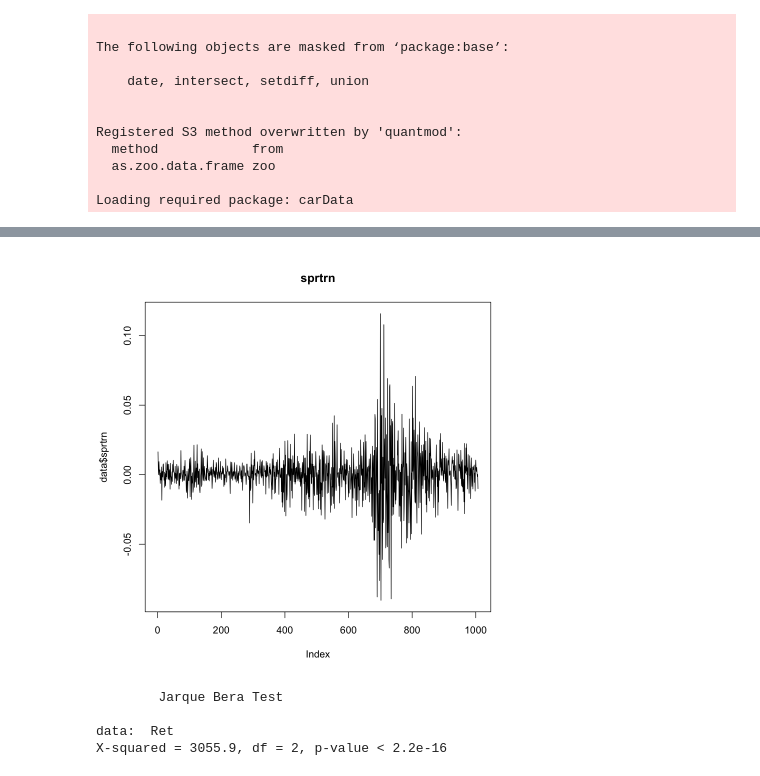
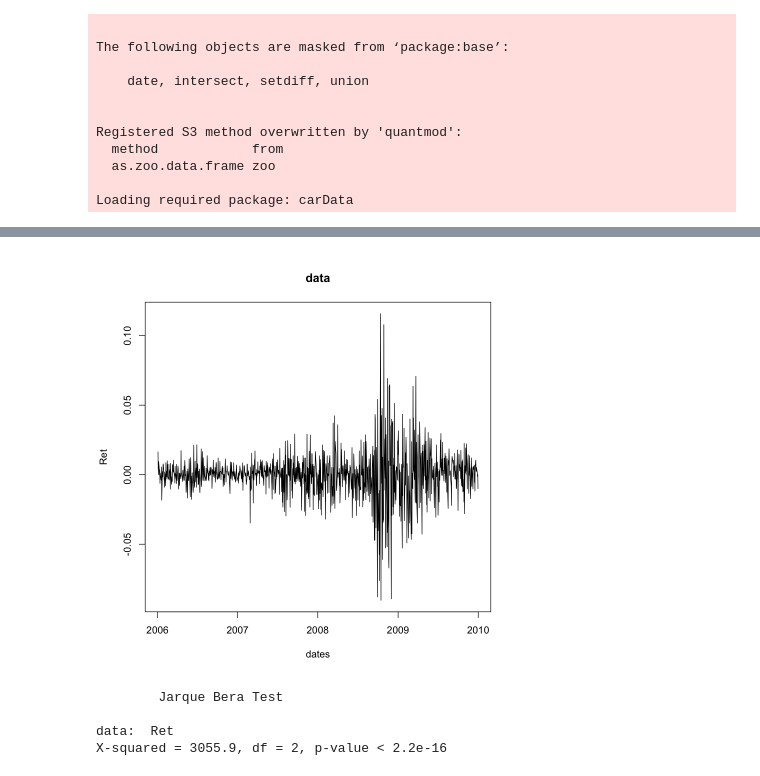
Before and after one commit to ChiachenCheng/1202Presentation, a Jupyter notebook: return_qqplot_garch.ipynb, the cells around one changed output, grey strips where cells are left out. Drawn from its saved outputs; the diff is of its cells as text; code cells hidden in the pictures.

```diff
--- a/return_qqplot_garch.ipynb
+++ b/return_qqplot_garch.ipynb
@@ -36,12 +36,13 @@ A data.frame: 6 × 11
 | 6 | 20060110 | -0.000340 | -0.000394 | 0.000430 | 0.000379 | 11894617400 | 500 | 11899300800 | 500 | 1289.69 | -0.000357 |
 # %%
 Ret <- data$sprtrn
+dates <- ymd(data$caldt)
 # %%
-plot(Ret, type = "l", main = "data")
+plot(dates, Ret, type = "l", main = "data")
 # plot(Y$date, Y$JPM, type = "l", main = "Compound returns for JP Morgan",
 #     ylab = "Returns", xlab = "Date", col = "red")
 # %% [output]
-[figure, old version]
+[figure, new version]
 # %%
 tseries::jarque.bera.test(Ret)
 # %% [output]
```
Also changed, not shown: parts of 2 cells of this notebook, 2 other files.
